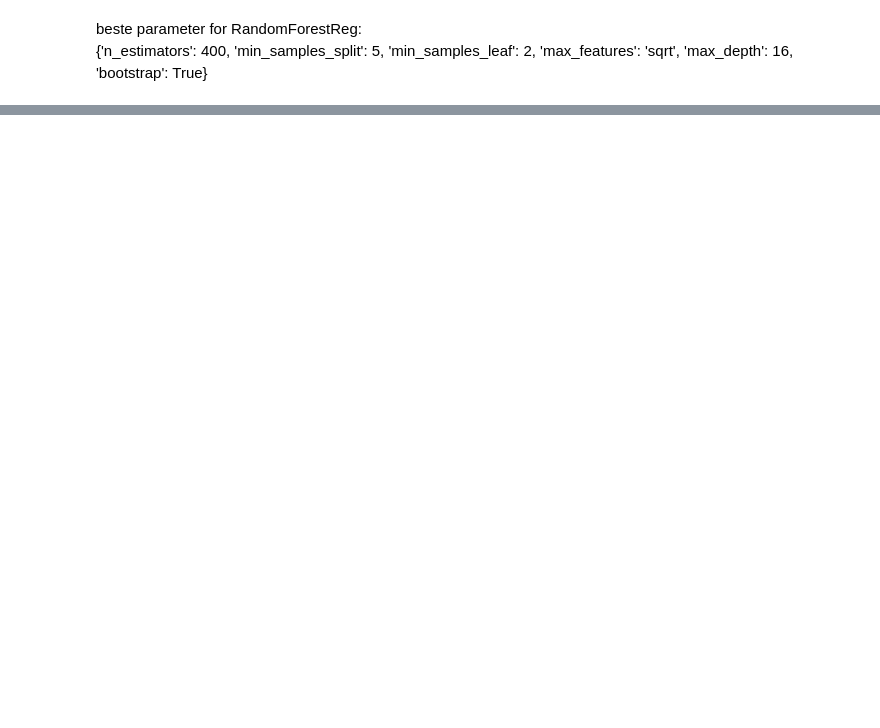
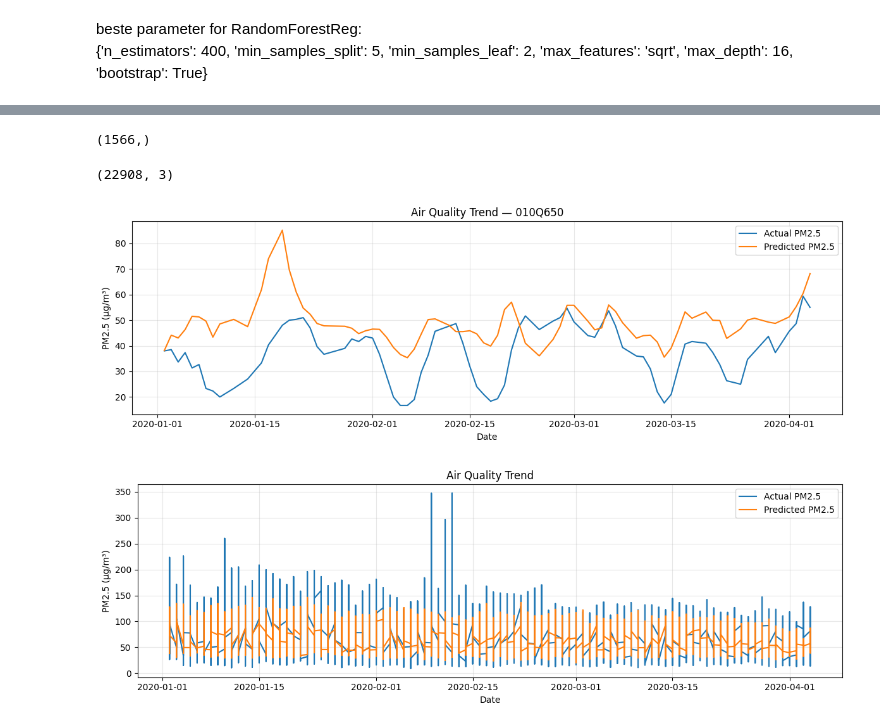
Before and after one commit to elefantree7/ds-ml-project-urban-air-pollution, a Jupyter notebook: 4_test_prediction.ipynb, the cells around one changed output, grey strips where cells are left out. Drawn from its saved outputs; the diff is of its cells as text; code cells hidden in the pictures; blank space fills up the shorter version.

```diff
--- a/4_test_prediction.ipynb
+++ b/4_test_prediction.ipynb
@@ -144,0 +192,5 @@ y_pred_final = rf.predict(X_final)
+# %%
+df_y_pred_test = pd.DataFrame(y_pred_test)
+
+df_y_pred_test.head()
+#df_y_pred_test.info()
@@ -144,0 +204,13 @@ y_pred_final = rf.predict(X_final)
+# %%
+y_pred_series = df_y_pred_test.iloc[:, 0].reset_index(drop=True)
+y_pred_series.name = 'y_pred'
+df_pred_concat = pd.concat(
+    [
+        df_test_proc.Date.reset_index(drop=True),
+        df_test_proc.Place_ID.reset_index(drop=True),
+        y_pred_series
+    ],
+    axis=1
+)
+
+df_pred_concat.columns = ['Date', 'Place_ID', 'y_pred']
@@ -144,0 +287,22 @@ y_pred_final = rf.predict(X_final)
+# %%
+y_test.shape
+# %% [output]
+(1566,)
+# %%
+df_pred_concat.shape
+# %% [output]
+(22908, 3)
+# %%
+# meta_df muss zu X/y passen und die Originalspalten Date & Place_ID enthalten
+#meta_train = df.loc[df_pred_concat.index, ["Date", "Place_ID"]]
+
+# 1) Plot für einen Ort (wie im Beispielbild)
+plot_actual_vs_pred_over_time(rf, X_test, y_test, df_pred_concat,
+                              place_id="010Q650", rolling=3, title_prefix="Air Quality")
+
+# 2) Gesamter Trainingssatz (alle Orte zusammen)
+plot_actual_vs_pred_over_time(rf, X_test, y_test, df_pred_concat,
+                              place_id=None, rolling=3, title_prefix="Air Quality")
+# %% [output]
+[figure, added]
+[figure, added]
```
Also changed, not shown: parts of 16 cells of this notebook, 2 other files.
